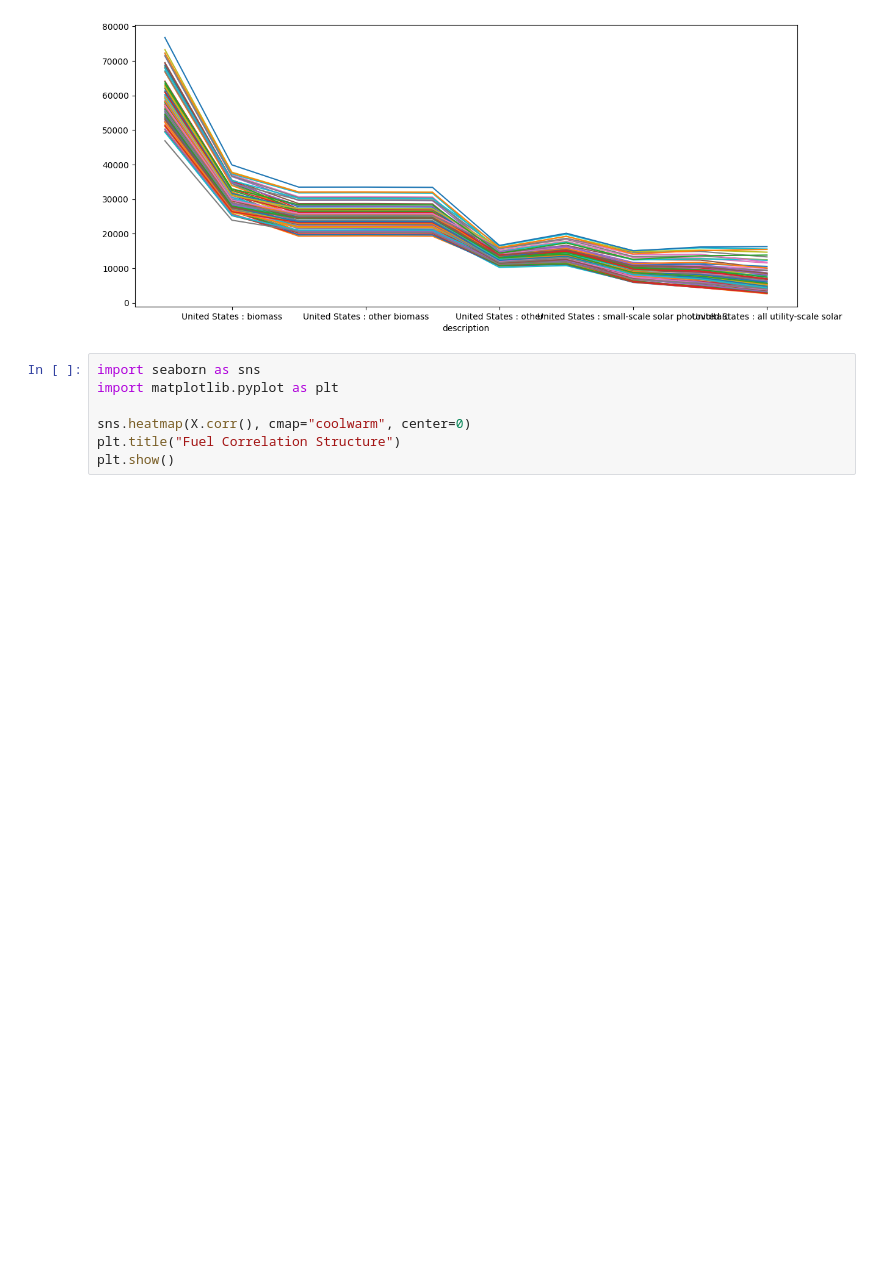
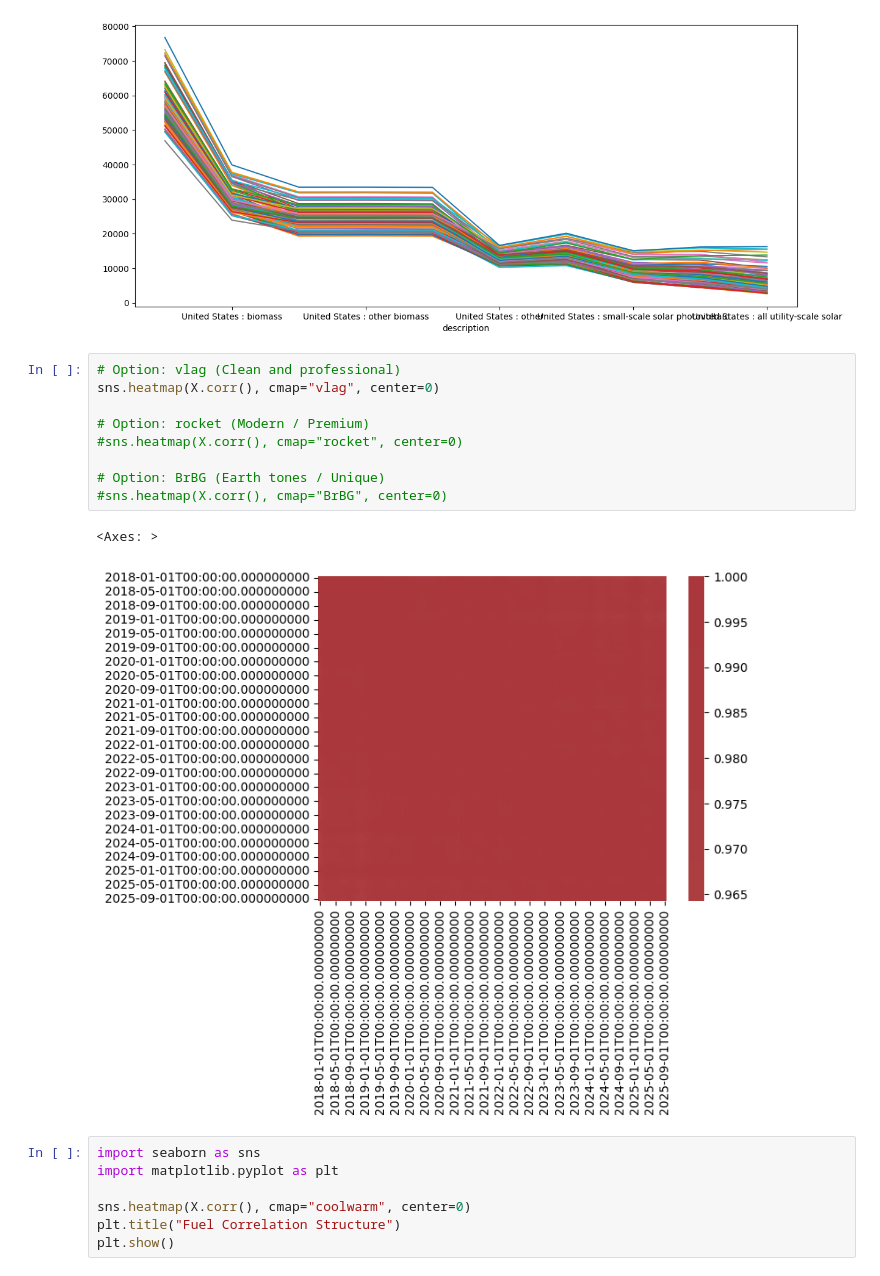
Before and after one commit to Nehemiahmageto/Unsupervised-Discovery-of-U.S.-Electricity-Consumption-Regimes-2015-2024-, a Jupyter notebook: model_2.ipynb, the cells around one changed output. Saved outputs shown, nothing was run; the diff lists cells and outputs as text; blank space fills up the shorter version.

```diff
--- a/model_2.ipynb
+++ b/model_2.ipynb
@@ -129,6 +129,18 @@ X.rolling(12).mean().plot(figsize=(14,6), legend=False)
 # %% [output]
 <Axes: xlabel='description'>
 [figure]
+# %%
+# Option: vlag (Clean and professional)
+sns.heatmap(X.corr(), cmap="vlag", center=0)
+
+# Option: rocket (Modern / Premium)
+#sns.heatmap(X.corr(), cmap="rocket", center=0)
+
+# Option: BrBG (Earth tones / Unique)
+#sns.heatmap(X.corr(), cmap="BrBG", center=0)
+# %% [output]
+<Axes: >
+[figure, added]
 # %%
 import seaborn as sns
 import matplotlib.pyplot as plt
```
